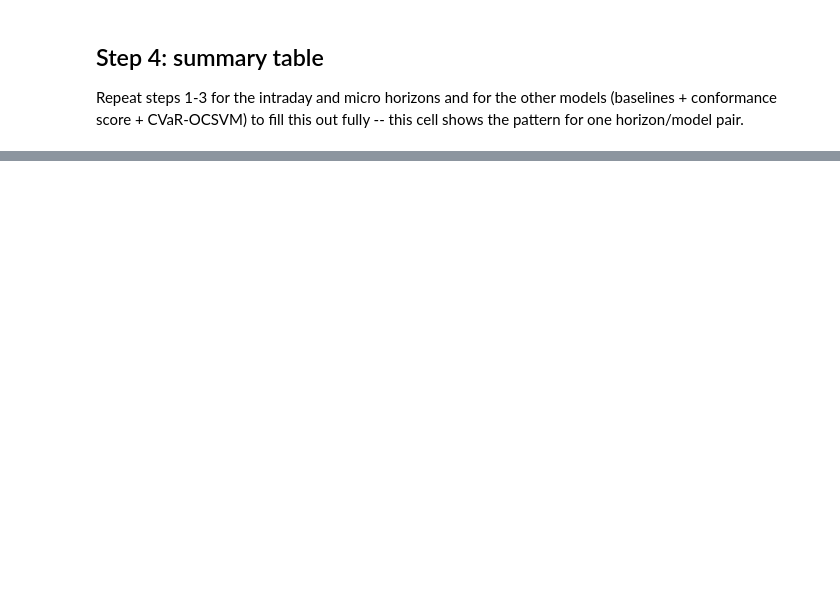
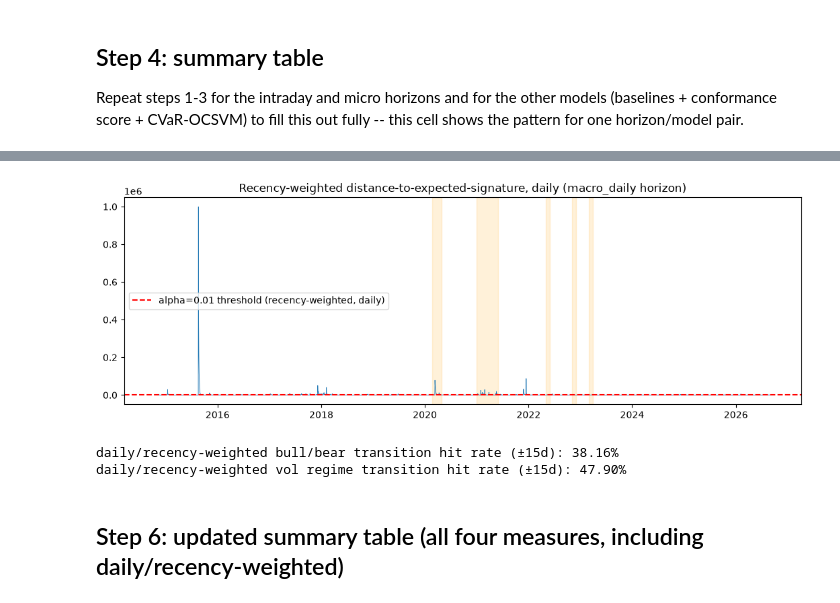
Before and after one commit to mghaisas17/MLCapstone_Proj001, a Jupyter notebook: Aayush/notebooks/05_synthetic_and_event_evaluation.ipynb, the cells around one changed output, grey strips where cells are left out. Saved outputs shown, nothing was run; the diff lists cells and outputs as text; code cells hidden in the pictures; blank space fills up the shorter version.

```diff
--- a/Aayush/notebooks/05_synthetic_and_event_evaluation.ipynb
+++ b/Aayush/notebooks/05_synthetic_and_event_evaluation.ipynb
@@ -148,0 +319,23 @@ summary_df
+# %%
+from src.paths.transforms import apply_recency_weights
+
+halflife = cfg['recency_halflife_days']
+macro_daily_cfg = HorizonConfig.from_dict('macro_daily', cfg['horizons']['macro_daily'])
+
+def prep_weighted(paths):
+    return [add_basepoint(apply_recency_weights(normalize(p, scale), halflife)) for p in paths]
+
+train_paths_w = prep_weighted(train_raw)
+calib_paths_w = prep_weighted(calib_raw)
+
+daily_end_times, daily_raw = raw_paths_for_horizon(daily, macro_daily_cfg)
+daily_paths_w = prep_weighted(daily_raw)
+
+weighted_model = ExpectedSignatureDistance(depth=macro_cfg.depth).fit(train_paths_w)
+daily_score_series = pd.Series(weighted_model.score_many(daily_paths_w), index=pd.DatetimeIndex(daily_end_times))
+
+weighted_calib = weighted_model.score_many(calib_paths_w)
+w_A, w_B = fit_weibull_tail(weighted_calib, N=macro_cfg.depth)
+daily_threshold = weibull_threshold(0.01, w_A, w_B, N=macro_cfg.depth)
+print(f'{len(daily_paths_w)} daily-scored windows (step=1), halflife={halflife}d, '
+      f'alpha=0.01 threshold={daily_threshold}')
@@ -148,0 +376,21 @@ summary_df
+# %%
+fig, ax = plt.subplots(figsize=(13, 4))
+ax.plot(daily_score_series.index, daily_score_series.values, lw=0.6)
+ax.axhline(daily_threshold, color='red', ls='--', label='alpha=0.01 threshold (recency-weighted, daily)')
+for name, ev in cfg['events'].items():
+    ax.axvspan(pd.Timestamp(ev['start'], tz='UTC'), pd.Timestamp(ev['end'], tz='UTC'), alpha=0.15, color='orange')
+ax.legend()
+ax.set_title('Recency-weighted distance-to-expected-signature, daily (macro_daily horizon)')
+plt.savefig('../reports/event_detection_macro_daily.png', dpi=120)
+plt.show()
+
+daily_hit_rate_bull_bear = score_near_transitions(daily_score_series, bull_bear_transitions, pd.Timedelta(days=15), daily_threshold)
+daily_hit_rate_vol = score_near_transitions(daily_score_series, vol_transitions, pd.Timedelta(days=15), daily_threshold)
+print(f'daily/recency-weighted bull/bear transition hit rate (±15d): {daily_hit_rate_bull_bear:.2%}')
+print(f'daily/recency-weighted vol regime transition hit rate (±15d): {daily_hit_rate_vol:.2%}')
+# %% [output]
+[figure, added]
+daily/recency-weighted bull/bear transition hit rate (±15d): 38.16%
+daily/recency-weighted vol regime transition hit rate (±15d): 47.90%
+# %% [markdown]
+## Step 6: updated summary table (all four measures, including daily/recency-weighted)
```
Also changed, not shown: parts of 35 cells of this notebook, 18 other files.
